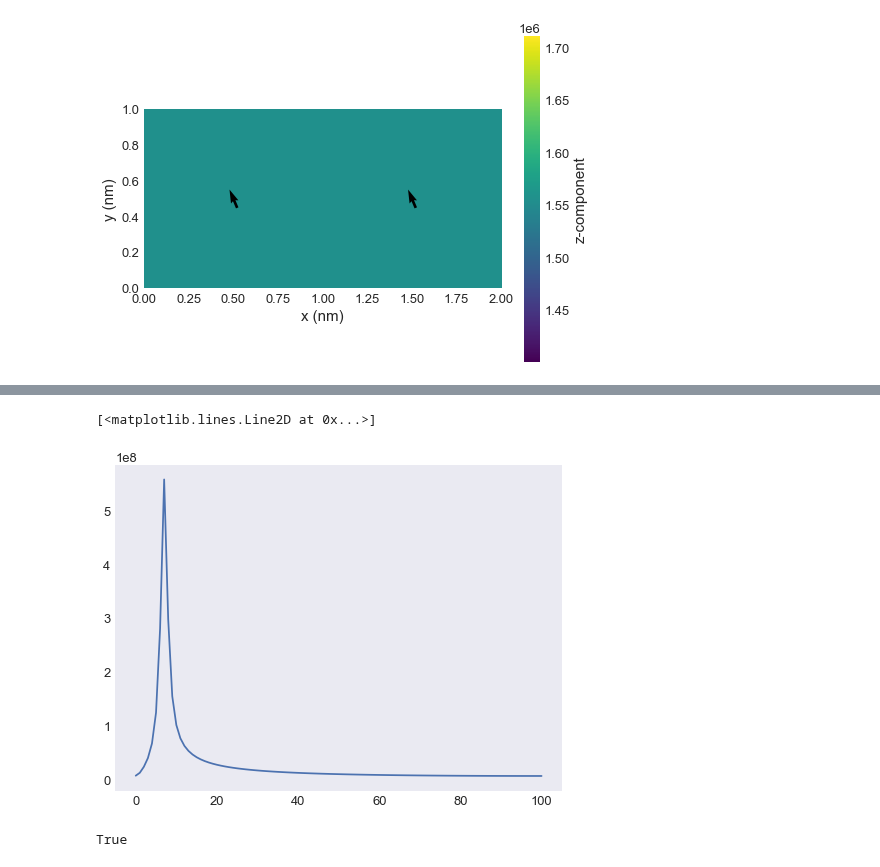
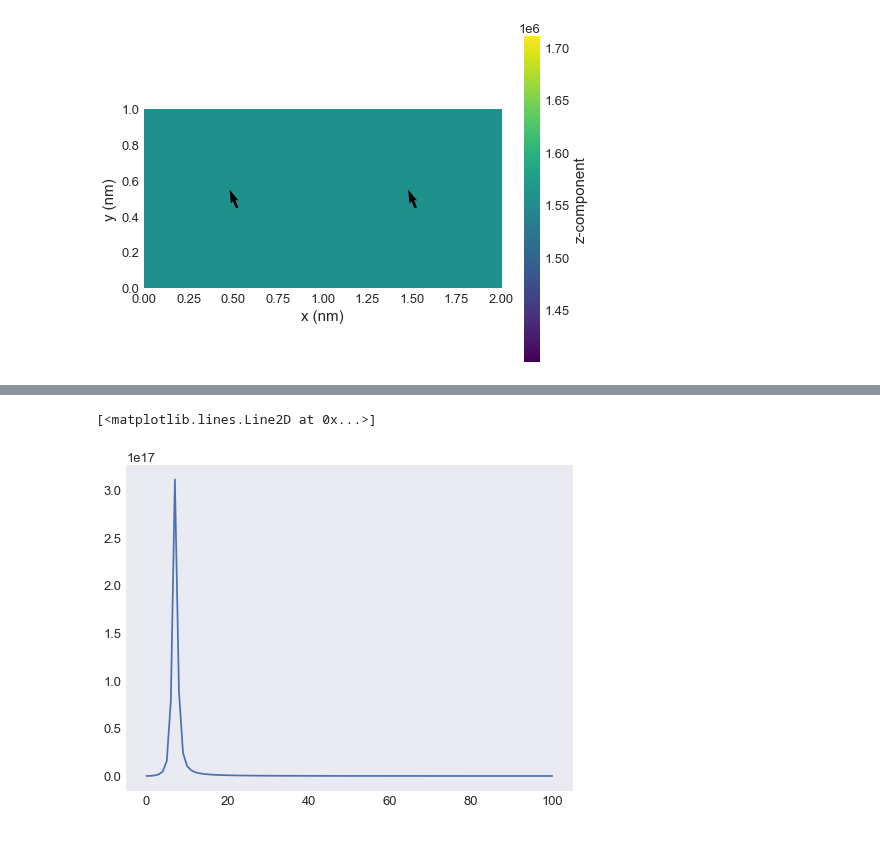
Before and after one commit to ubermag/micromagneticdata, a Jupyter notebook: dev/FFT Development.ipynb, the cells around one changed output, grey strips where cells are left out. Saved outputs shown, nothing was run; the diff lists cells and outputs as text; code cells hidden in the pictures.

```diff
--- a/dev/FFT Development.ipynb
+++ b/dev/FFT Development.ipynb
@@ -51,7 +89,7 @@ f = np.fft.rfft(tot, axis=0)
 # %%
 f_sum = f.sum(axis=(1,2,3))
 # %%
-plt.plot(np.abs(f_sum[:,0]))
+plt.plot(np.abs(f_sum[:,0])**2)
 # %% [output]
 [<matplotlib.lines.Line2D at 0x...>]
-[figure, old version]
+[figure, new version]
@@ -73,4 +95,0 @@ f_2 = np.stack([f_x,f_y, f_z], axis=4)
-# %%
-np.allclose(f, f_2)
-# %% [output]
-True
```
Also changed, not shown: parts of 27 cells of this notebook.
